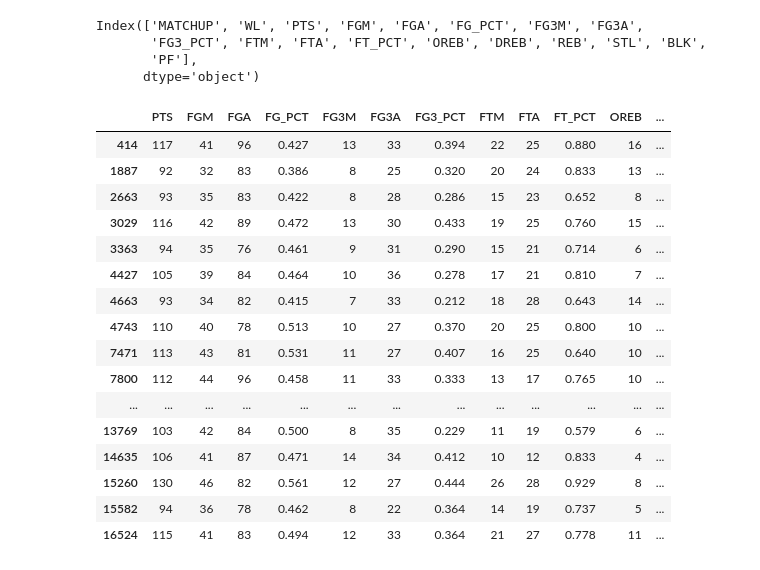
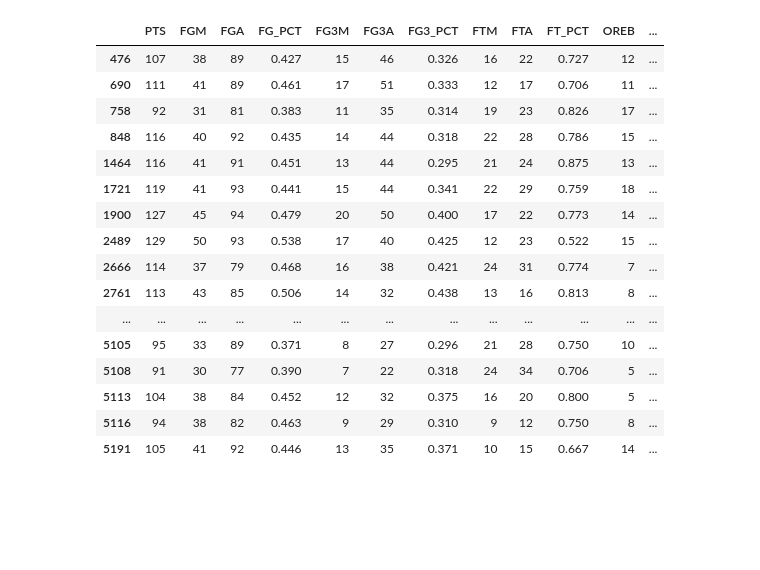
Before and after one commit to VedranaGATech/Project-4-Team-3---Machine-Learning-, a Jupyter notebook: Predictions-2.ipynb, the cells around one changed output. Drawn from its saved outputs; the diff is of its cells as text; code cells hidden in the pictures; blank space fills up the shorter version.

```diff
--- a/Predictions-2.ipynb
+++ b/Predictions-2.ipynb
@@ -47,9 +43,15 @@ df
 # %%
-teams_DF = {}
+EastTeams_DF = {}
+WestTeams_DF = {}
 
-for item in team:
-    for index, row in df.iterrows():
-        if index < 30 and item!=team[index]:
-            teams_DF[f'{item}{index}']=df.loc[(df["MATCHUP"]== f'{item} @ {team[index]}')| (df["MATCHUP"]==f"{item} vs. {team[index]}")]
+for item in EastTeam:
+    for index, row in EastDF.iterrows():
+        if index < 15 and item!=EastTeam[index]:
+            EastTeams_DF[f'{item}{index}']=EastDF.loc[(EastDF["MATCHUP"]== f'{item} @ {EastTeam[index]}')| \
+                                                  (EastDF["MATCHUP"]==f"{item} vs. {EastTeam[index]}")]
 
-teams_DF
+for item in WestTeam:
+    for index, row in WestDF.iterrows():
+        if index < 15 and item!=WestTeam[index]:
+            WestTeams_DF[f'{item}{index}']=WestDF.loc[(WestDF["MATCHUP"]== f'{item} @ {WestTeam[index]}')| \
+                                                  (WestDF["MATCHUP"]==f"{item} vs. {WestTeam[index]}")]
@@ -74,38 +58,42 @@ teams_DF
-# %%
-teams_DF['SAS2'].columns
-# %% [output]
-Index(['MATCHUP', 'WL', 'PTS', 'FGM', 'FGA', 'FG_PCT', 'FG3M', 'FG3A',
-       'FG3_PCT', 'FTM', 'FTA', 'FT_PCT', 'OREB', 'DREB', 'REB', 'STL', 'BLK',
-       'PF'],
-      dtype='object')
 # %%
-DctDum = []
-for item in team:
-    for index, row in df.iterrows():
+EastDctDum = []
+WestDctDum = []
+
+for item in EastTeam:
+    for index, row in EastDF.iterrows():
         try:
-            if index < 30 and item!=team[index]:
-                DDUM1 = pd.get_dummies(teams_DF[f'{item}{index}'])
-                DctDum.append(DDUM1)
+            if index < 15 and item!=EastTeam[index]:
+                EDDUM1 = pd.get_dummies(EastTeams_DF[f'{item}{index}'])
+                EastDctDum.append(EDDUM1)
         except:
             pass
 
-DctDum[1]
+for item in WestTeam:
+    for index, row in WestDF.iterrows():
+        try:
+            if index < 15 and item!=WestTeam[index]:
+                WDDUM1 = pd.get_dummies(WestTeams_DF[f'{item}{index}'])
+                WestDctDum.append(WDDUM1)
+        except:
+            pass
+
+WestDctDum[0]
 # %% [output]
 |  | PTS | FGM | FGA | FG_PCT | FG3M | FG3A | FG3_PCT | FTM | FTA | FT_PCT | OREB | ... |
-| 414 | 117 | 41 | 96 | 0.427 | 13 | 33 | 0.394 | 22 | 25 | 0.880 | 16 | ... |
-| 1887 | 92 | 32 | 83 | 0.386 | 8 | 25 | 0.320 | 20 | 24 | 0.833 | 13 | ... |
-| 2663 | 93 | 35 | 83 | 0.422 | 8 | 28 | 0.286 | 15 | 23 | 0.652 | 8 | ... |
-| 3029 | 116 | 42 | 89 | 0.472 | 13 | 30 | 0.433 | 19 | 25 | 0.760 | 15 | ... |
-| 3363 | 94 | 35 | 76 | 0.461 | 9 | 31 | 0.290 | 15 | 21 | 0.714 | 6 | ... |
-| 4427 | 105 | 39 | 84 | 0.464 | 10 | 36 | 0.278 | 17 | 21 | 0.810 | 7 | ... |
-| 4663 | 93 | 34 | 82 | 0.415 | 7 | 33 | 0.212 | 18 | 28 | 0.643 | 14 | ... |
-| 4743 | 110 | 40 | 78 | 0.513 | 10 | 27 | 0.370 | 20 | 25 | 0.800 | 10 | ... |
-| 7471 | 113 | 43 | 81 | 0.531 | 11 | 27 | 0.407 | 16 | 25 | 0.640 | 10 | ... |
-| 7800 | 112 | 44 | 96 | 0.458 | 11 | 33 | 0.333 | 13 | 17 | 0.765 | 10 | ... |
+| 476 | 107 | 38 | 89 | 0.427 | 15 | 46 | 0.326 | 16 | 22 | 0.727 | 12 | ... |
+| 690 | 111 | 41 | 89 | 0.461 | 17 | 51 | 0.333 | 12 | 17 | 0.706 | 11 | ... |
+| 758 | 92 | 31 | 81 | 0.383 | 11 | 35 | 0.314 | 19 | 23 | 0.826 | 17 | ... |
+| 848 | 116 | 40 | 92 | 0.435 | 14 | 44 | 0.318 | 22 | 28 | 0.786 | 15 | ... |
+| 1464 | 116 | 41 | 91 | 0.451 | 13 | 44 | 0.295 | 21 | 24 | 0.875 | 13 | ... |
+| 1721 | 119 | 41 | 93 | 0.441 | 15 | 44 | 0.341 | 22 | 29 | 0.759 | 18 | ... |
+| 1900 | 127 | 45 | 94 | 0.479 | 20 | 50 | 0.400 | 17 | 22 | 0.773 | 14 | ... |
+| 2489 | 129 | 50 | 93 | 0.538 | 17 | 40 | 0.425 | 12 | 23 | 0.522 | 15 | ... |
+| 2666 | 114 | 37 | 79 | 0.468 | 16 | 38 | 0.421 | 24 | 31 | 0.774 | 7 | ... |
+| 2761 | 113 | 43 | 85 | 0.506 | 14 | 32 | 0.438 | 13 | 16 | 0.813 | 8 | ... |
 | ... | ... | ... | ... | ... | ... | ... | ... | ... | ... | ... | ... | ... |
-| 13769 | 103 | 42 | 84 | 0.500 | 8 | 35 | 0.229 | 11 | 19 | 0.579 | 6 | ... |
-| 14635 | 106 | 41 | 87 | 0.471 | 14 | 34 | 0.412 | 10 | 12 | 0.833 | 4 | ... |
-| 15260 | 130 | 46 | 82 | 0.561 | 12 | 27 | 0.444 | 26 | 28 | 0.929 | 8 | ... |
-| 15582 | 94 | 36 | 78 | 0.462 | 8 | 22 | 0.364 | 14 | 19 | 0.737 | 5 | ... |
-| 16524 | 115 | 41 | 83 | 0.494 | 12 | 33 | 0.364 | 21 | 27 | 0.778 | 11 | ... |
+| 5105 | 95 | 33 | 89 | 0.371 | 8 | 27 | 0.296 | 21 | 28 | 0.750 | 10 | ... |
+| 5108 | 91 | 30 | 77 | 0.390 | 7 | 22 | 0.318 | 24 | 34 | 0.706 | 5 | ... |
+| 5113 | 104 | 38 | 84 | 0.452 | 12 | 32 | 0.375 | 16 | 20 | 0.800 | 5 | ... |
+| 5116 | 94 | 38 | 82 | 0.463 | 9 | 29 | 0.310 | 9 | 12 | 0.750 | 8 | ... |
+| 5191 | 105 | 41 | 92 | 0.446 | 13 | 35 | 0.371 | 10 | 15 | 0.667 | 14 | ... |
 # %%
```
Also changed, not shown: parts of 10 cells of this notebook, 3 other files.
